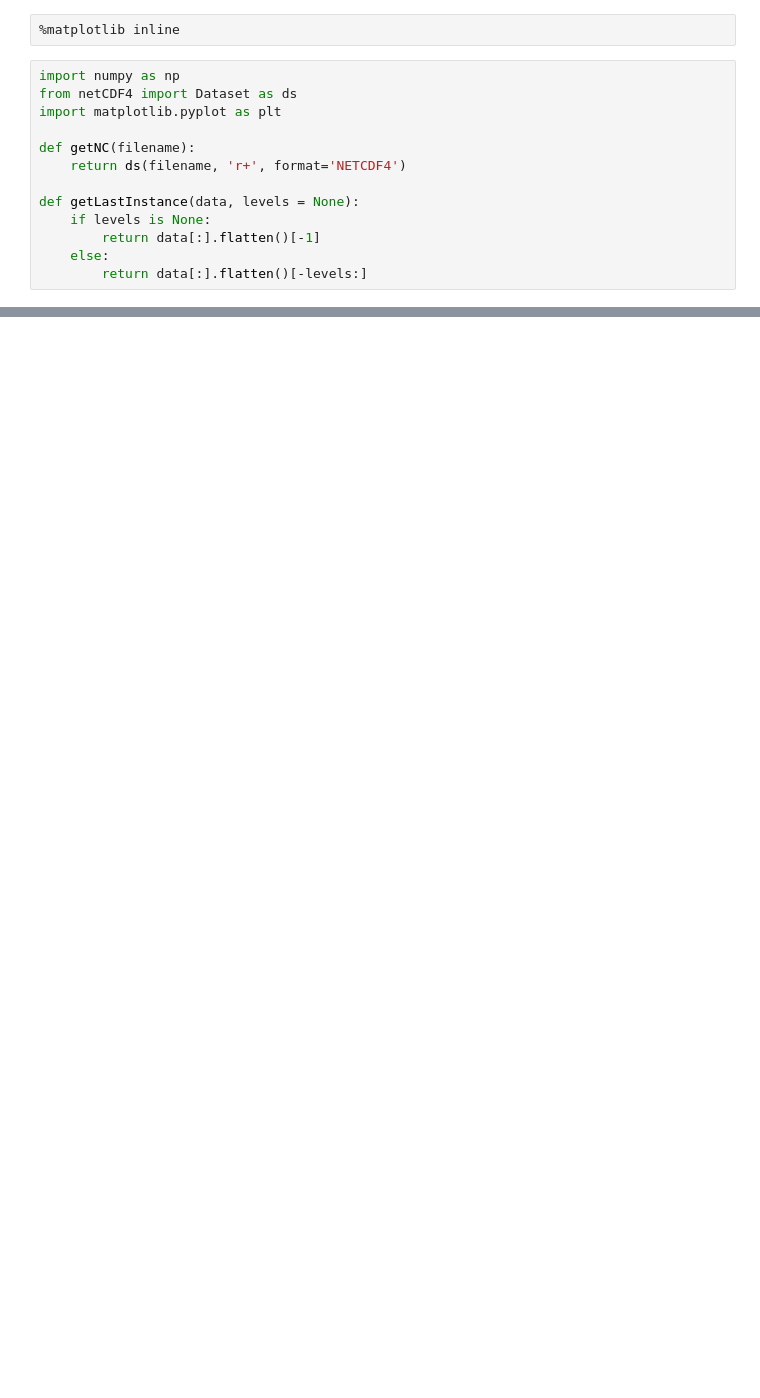
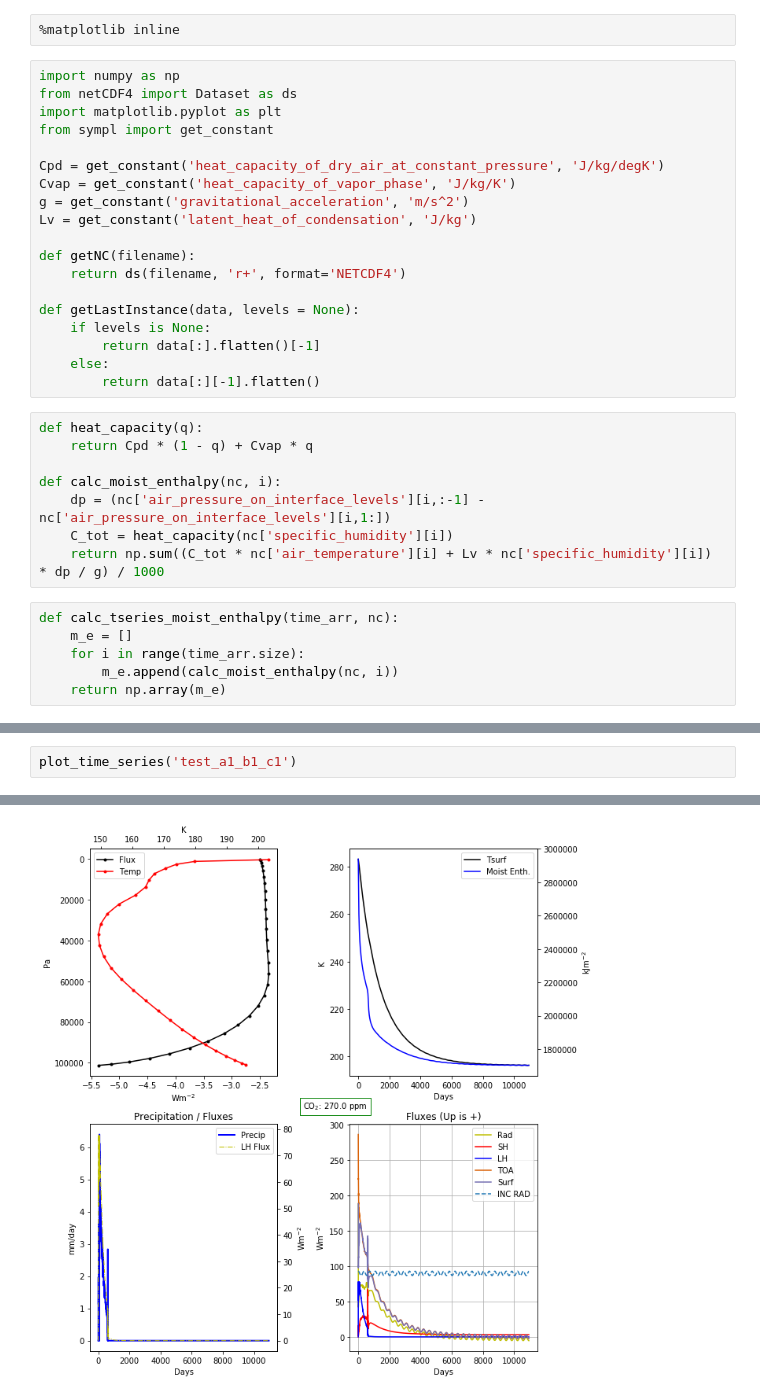
Before and after one commit to HaynesStephens/climproj, a Jupyter notebook: plots.ipynb, the cells around one changed output, grey strips where cells are left out. Cells and saved outputs as stored; diff of their text form; blank space fills up the shorter version.

```diff
--- a/plots.ipynb
+++ b/plots.ipynb
@@ -4,6 +4,12 @@
 import numpy as np
 from netCDF4 import Dataset as ds
 import matplotlib.pyplot as plt
+from sympl import get_constant
+
+Cpd = get_constant('heat_capacity_of_dry_air_at_constant_pressure', 'J/kg/degK')
+Cvap = get_constant('heat_capacity_of_vapor_phase', 'J/kg/K')
+g = get_constant('gravitational_acceleration', 'm/s^2')
+Lv = get_constant('latent_heat_of_condensation', 'J/kg')
 
 def getNC(filename):
     return ds(filename, 'r+', format='NETCDF4')
@@ -12,6 +18,20 @@ def getLastInstance(data, levels = None):
     if levels is None:
         return data[:].flatten()[-1]
     else:
-        return data[:].flatten()[-levels:]
+        return data[:][-1].flatten()
+# %%
+def heat_capacity(q):
+    return Cpd * (1 - q) + Cvap * q
+
+def calc_moist_enthalpy(nc, i):
+    dp = (nc['air_pressure_on_interface_levels'][i,:-1] - nc['air_pressure_on_interface_levels'][i,1:])
+    C_tot = heat_capacity(nc['specific_humidity'][i])
+    return np.sum((C_tot * nc['air_temperature'][i] + Lv * nc['specific_humidity'][i]) * dp / g) / 1000
+# %%
+def calc_tseries_moist_enthalpy(time_arr, nc):
+    m_e = []
+    for i in range(time_arr.size):
+        m_e.append(calc_moist_enthalpy(nc, i))
+    return np.array(m_e)
 # %%
 def plot_time_series(job_name):
@@ -95,0 +154,3 @@ def plot_time_series(job_name):
+# %%
+plot_time_series('test_a1_b1_c1')
+# %% [output]
@@ -95,0 +158 @@ def plot_time_series(job_name):
+[figure, added]
```
Also changed, not shown: parts of 9 cells of this notebook, 8 other files.
